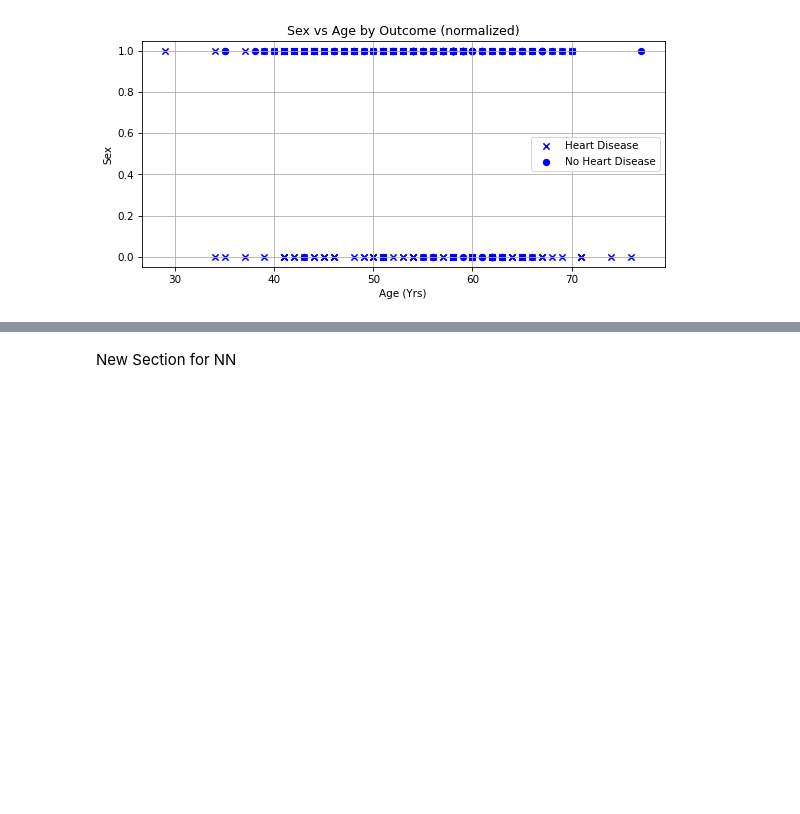
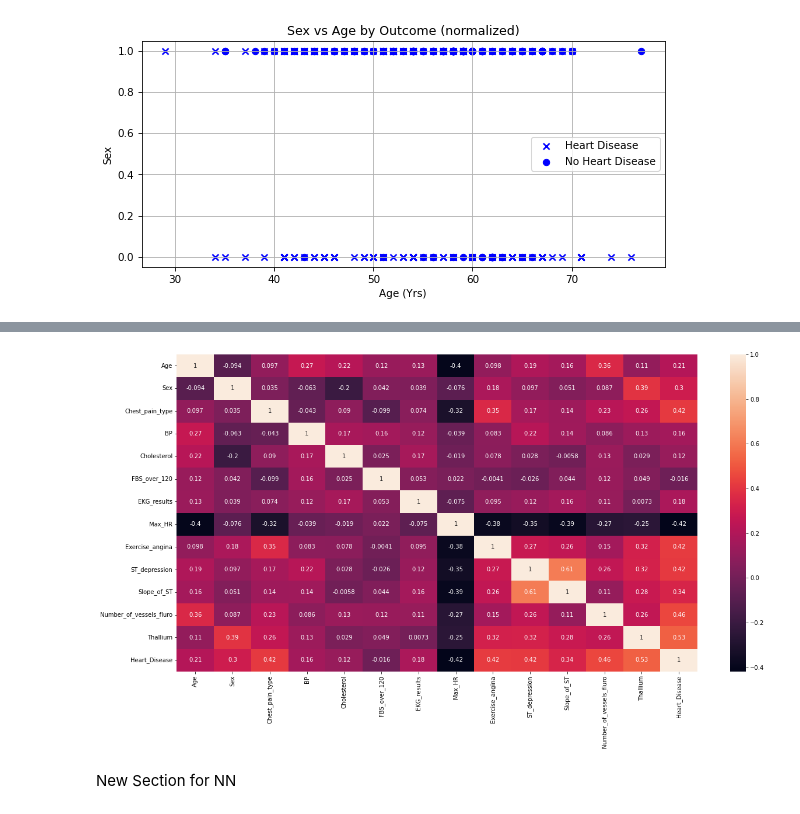
Before and after one commit to sba23437/S2CA2, a Jupyter notebook: PySpark/Heart Disease Notebook.ipynb, the cells around one changed output, grey strips where cells are left out. Drawn from its saved outputs; the diff is of its cells as text; code cells hidden in the pictures; blank space fills up the shorter version.

```diff
--- a/PySpark/Heart Disease Notebook.ipynb
+++ b/PySpark/Heart Disease Notebook.ipynb
@@ -206,0 +280,12 @@ for i in range(len(data_array)):
+# %%
+pandas_df = pandas_df.rename(columns={'Chest pain type': 'Chest_pain_type'})
+pandas_df = pandas_df.rename(columns={'FBS over 120': 'FBS_over_120'})
+pandas_df = pandas_df.rename(columns={'EKG results': 'EKG_results'})
+pandas_df = pandas_df.rename(columns={'Max HR': 'Max_HR'})
+pandas_df = pandas_df.rename(columns={'Exercise angina': 'Exercise_angina'})
+pandas_df = pandas_df.rename(columns={'ST depression': 'ST_depression'})
+
+pandas_df = pandas_df.rename(columns={'Slope of ST': 'Slope_of_ST'})
+pandas_df = pandas_df.rename(columns={'Number of vessels fluro': 'Number_of_vessels_fluro'})
+pandas_df = pandas_df.rename(columns={'Heart Disease': 'Heart_Disease'})
+pandas_df
@@ -207,3 +342,9 @@ for i in range(len(data_array)):
+# %%
+pandas_df2 = pandas_df.drop(['Age', 'Sex', 'Chest_pain_type', 'BP', 'Cholesterol', 'FBS_over_120', 'EKG_results', 'Max_HR', 'Exercise_angina', 'ST_depression', 'Slope_of_ST', 'Number_of_vessels_fluro', 'Thallium'], axis=1)
+plt.figure(figsize = (20,10))
+sns.heatmap(pandas_df.corr(),annot = True);
+# %% [output]
+[figure, added]
 # %% [markdown]
 New Section for NN
 # %%
```
Also changed, not shown: parts of 32 cells of this notebook.
